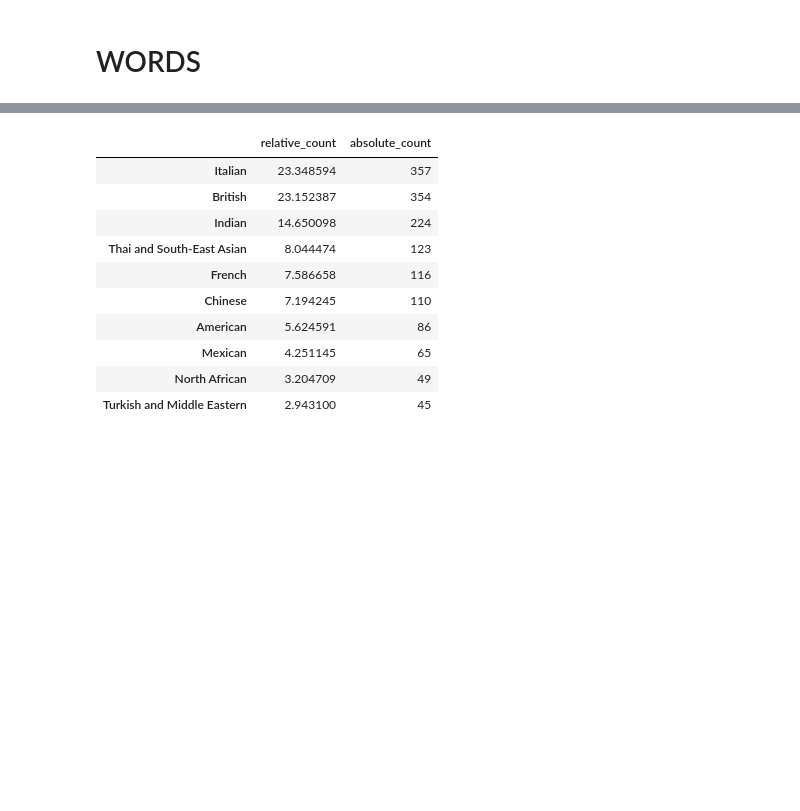
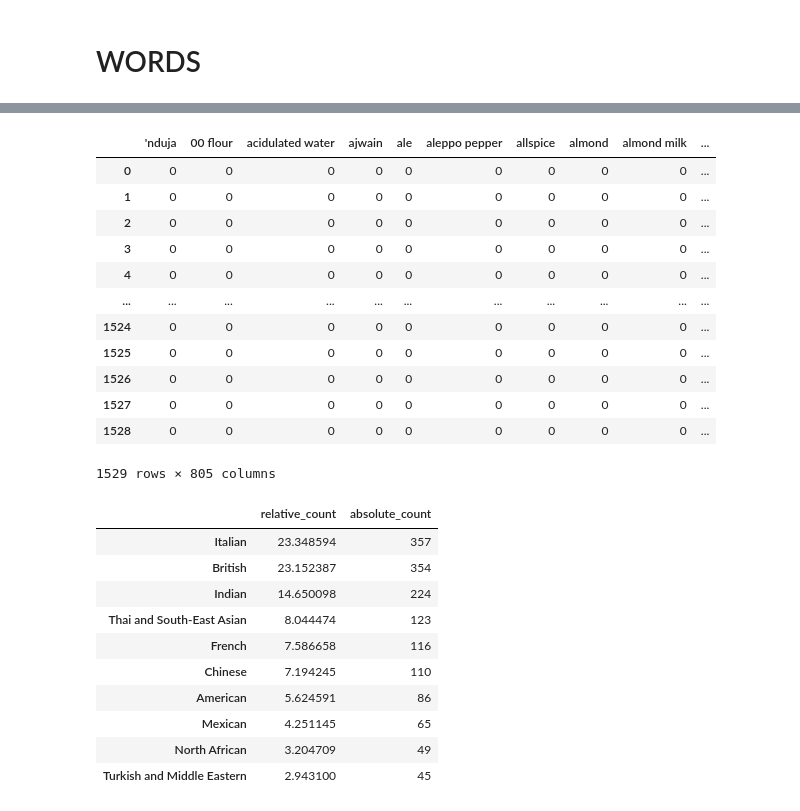
Before and after one commit to jachymDvorak/Analyzing_world_cuisines, a Jupyter notebook: BBC_recipe_analysis.ipynb, the cells around one changed output, grey strips where cells are left out. Drawn from its saved outputs; the diff is of its cells as text; code cells hidden in the pictures; blank space fills up the shorter version.

```diff
--- a/BBC_recipe_analysis.ipynb
+++ b/BBC_recipe_analysis.ipynb
@@ -300,3 +318,19 @@ ing_list['cuisine'] = df['cuisine']
+# %%
+ing_list
+# %% [output]
+|  | 'nduja | 00 flour | acidulated water | ajwain | ale | aleppo pepper | allspice | almond | almond milk | ... |
+| 0 | 0 | 0 | 0 | 0 | 0 | 0 | 0 | 0 | 0 | ... |
+| 1 | 0 | 0 | 0 | 0 | 0 | 0 | 0 | 0 | 0 | ... |
+| 2 | 0 | 0 | 0 | 0 | 0 | 0 | 0 | 0 | 0 | ... |
+| 3 | 0 | 0 | 0 | 0 | 0 | 0 | 0 | 0 | 0 | ... |
+| 4 | 0 | 0 | 0 | 0 | 0 | 0 | 0 | 0 | 0 | ... |
+| ... | ... | ... | ... | ... | ... | ... | ... | ... | ... | ... |
+| 1524 | 0 | 0 | 0 | 0 | 0 | 0 | 0 | 0 | 0 | ... |
+| 1525 | 0 | 0 | 0 | 0 | 0 | 0 | 0 | 0 | 0 | ... |
+| 1526 | 0 | 0 | 0 | 0 | 0 | 0 | 0 | 0 | 0 | ... |
+| 1527 | 0 | 0 | 0 | 0 | 0 | 0 | 0 | 0 | 0 | ... |
+| 1528 | 0 | 0 | 0 | 0 | 0 | 0 | 0 | 0 | 0 | ... |
+1529 rows × 805 columns
 # %%
 # create relative frequencies of cuisines
 frequencies_cuisines = pd.DataFrame(raw['cuisine'].value_counts(normalize=True) * 100)
```
Also changed, not shown: parts of 13 cells of this notebook, 1 other file.
